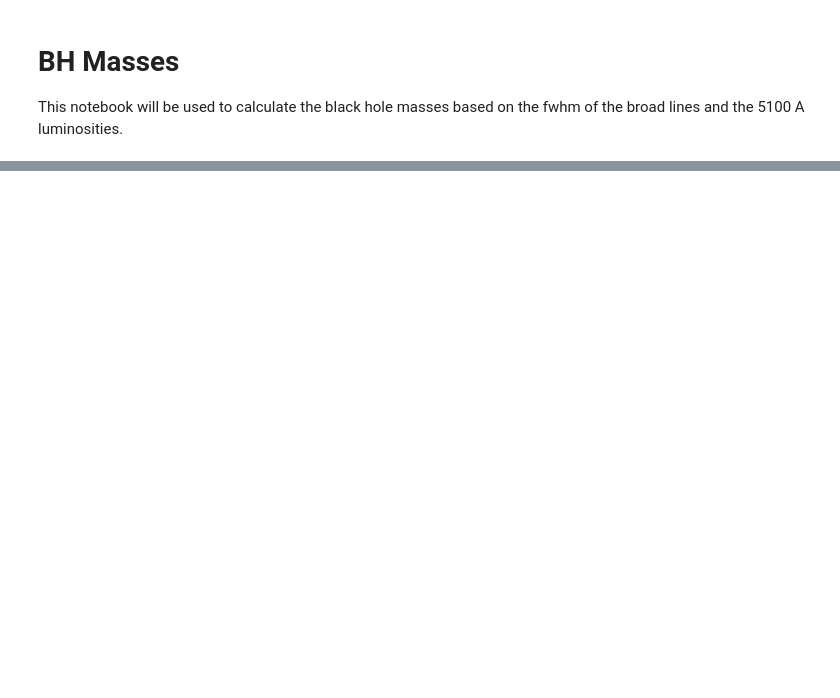
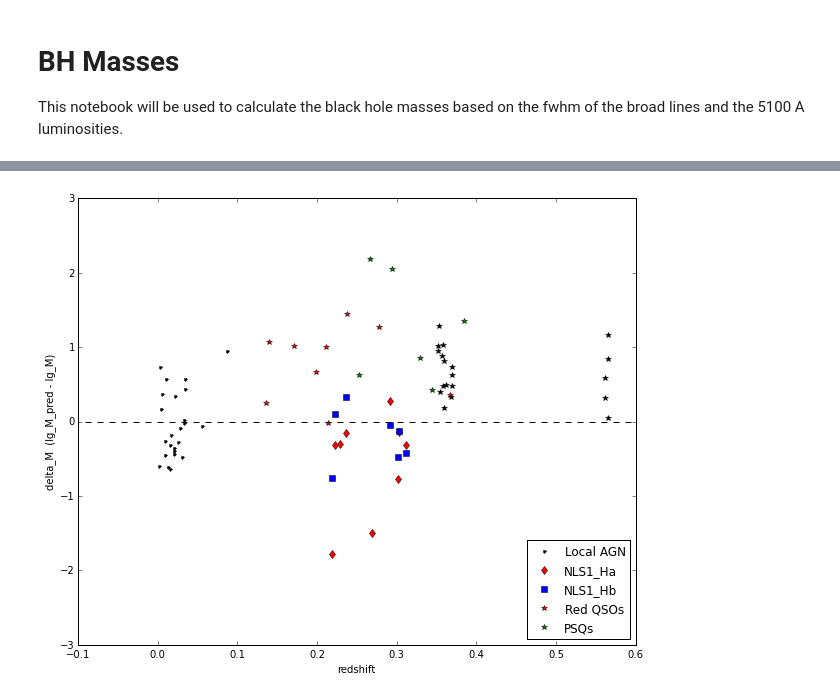
Before and after one commit to kdhiner/NLS1, a Jupyter notebook: BH Mass Calc.ipynb, the cells around one changed output, grey strips where cells are left out. Saved outputs shown, nothing was run; the diff lists cells and outputs as text; code cells hidden in the pictures; blank space fills up the shorter version.

```diff
--- a/BH Mass Calc.ipynb
+++ b/BH Mass Calc.ipynb
@@ -53,0 +268,24 @@ Black hole mass for sdss2338m0920 = 2.27E+08 M\odot
+# %%
+offset_nls1_ha = calc_M_offset(Mbh_nls1_ha, np.array(plt_s))
+offset_nls1_hb = calc_M_offset(Mbh_nls1_hb, np.array(plt_s))
+offset_C12 = calc_M_offset(C12_mass, C12_sigma)
+offset_H12 = calc_M_offset(H12_mass, H12_sigma)
+offset_W10 = calc_M_offset(Woo_mass, Woo_sigma)
+offset_W06 = calc_M_offset(Woo06_mass, Woo06_sigma)
+offset_W08 = calc_M_offset(Woo08_mass, Woo08_sigma)
+# %%
+plt.figure(figsize=(10,8))
+plt.plot(Woo_z, offset_W10, 'k.', \
+         z_nls1, offset_nls1_ha, 'rd', z_nls1, offset_nls1_hb, 'bs', \
+         C12_z, offset_C12, 'r*', H12_z, offset_H12, 'g*', \
+         Woo06_z, offset_W06, 'k*', Woo08_z, offset_W08, 'k*')
+plt.plot([-1., 1.], [0.,0.], 'k--')
+plt.ylabel('delta_M  (lg_M_pred - lg_M)')
+plt.xlabel('redshift')
+plt.xlim(-0.1, 0.6)
+plt.ylim(-3, 3)
+labels = ['Local AGN', 'NLS1_Ha', 'NLS1_Hb', 'Red QSOs', 'PSQs']
+plt.legend(labels = labels, loc = 4, numpoints = 1)
+plt.savefig('/Users/Kyle/NLS1/plots/offset_nls1.pdf', format='pdf')
+# %% [output]
+[figure, added]
```
Also changed, not shown: parts of 13 cells of this notebook.
